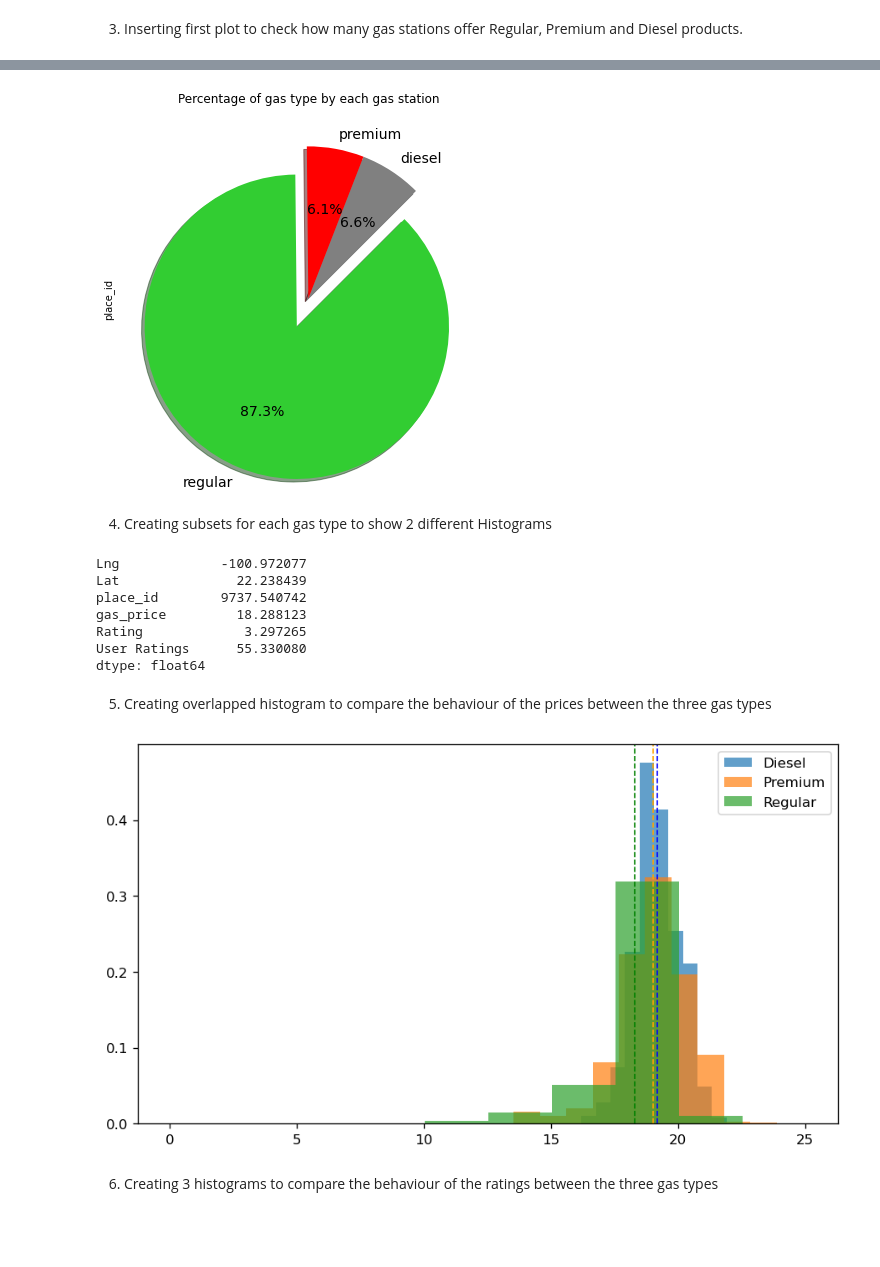
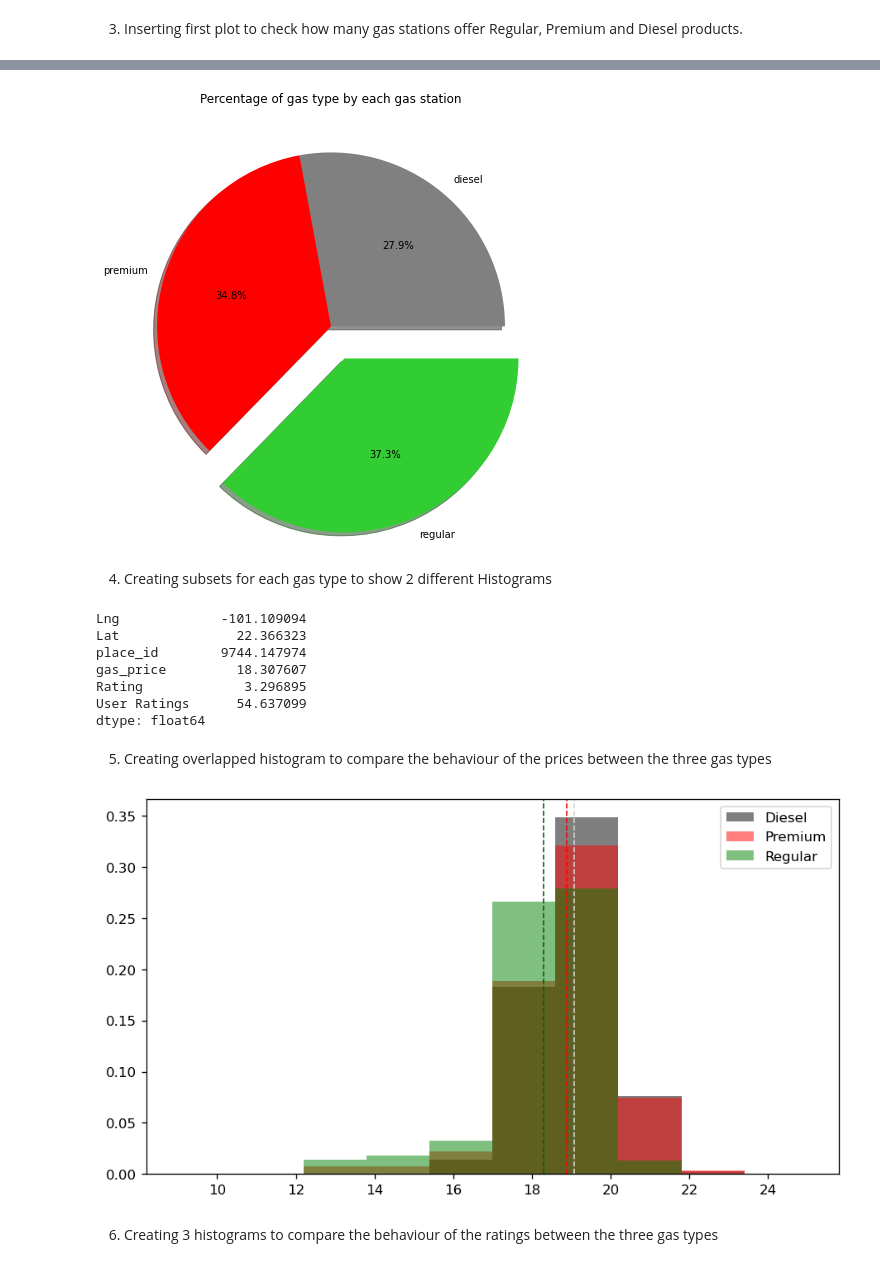
Before and after one commit to ayalaeduardo95/Project-1, a Jupyter notebook: Gas_Stations_Project1.ipynb, the cells around one changed output, grey strips where cells are left out. Drawn from its saved outputs; the diff is of its cells as text; code cells hidden in the pictures; blank space fills up the shorter version.

```diff
--- a/Gas_Stations_Project1.ipynb
+++ b/Gas_Stations_Project1.ipynb
@@ -209,12 +239,12 @@ part5_df = pd.read_csv(part5)
 # %%
 # Gathering all the Frames into a list and doing the concat method
 Frames = [part1_df,part2_df,part3_df,part4_df,part5_df]
-Mexico_Gas_Stations = pd.concat(Frames)
+unique_stations_df = pd.concat(Frames)
 # Resetting index
-Mexico_Gas_Stations = Mexico_Gas_Stations.reset_index(drop=True)
+unique_stations_df = unique_stations_df.reset_index(drop=True)
 # Dropping the first two columns that were not valuable
-Mexico_Gas_Stations = Mexico_Gas_Stations.drop(columns=["Unnamed: 0","index"])
-Mexico_Gas_Stations.head()
+unique_stations_df = unique_stations_df.drop(columns=["Unnamed: 0","index"])
+unique_stations_df.head()
 # %% [output]
 |  | name | cre_id | Lng | Lat | place_id | gas_price | gas type | Rating | User Ratings | Google_Name | ... |
 | 0 | ESTACION DE SERVICIO CALAFIA, S.A... | PL/658/EXP/ES/2015 | -116.92140 | 32.47641 | 2039 | 17.39 | regular | 4.3 | 3.0 | Gasolinera Pemex | ... |
@@ -224,0 +261,16 @@ Mexico_Gas_Stations.head()
+# %%
+Mexico_Gas_Stations = pd.merge(Gas_Stations_df, unique_stations_df, on="place_id")
+Mexico_Gas_Stations = Mexico_Gas_Stations.drop(columns=["Address_x","Types_x","Rating_x","User Ratings_x","Google_Name_x","cre_id_y","Lng_y","Lat_y","gas_price_y","gas type_y","name_y"])
+Mexico_Gas_Stations = Mexico_Gas_Stations.rename(columns={"name_x":"name",
+                                   "cre_id_x":"cre_id",
+                                   "Lng_x":"Lng",
+                                   "Lat_x":"Lat",
+                                   "gas_price_x":"gas_price",
+                                    "gas type_x":"gas type",
+                                    "Rating_y":"Rating",
+                                    "User Ratings_y":"User Ratings",
+                                    "Google_Name_y":"Google_Name",
+                                    "Address_y":"Address",
+                                    "Types_y":"Types"
+                                   })
+Mexico_Gas_Stations.head()
@@ -251,5 +312,5 @@ duplicated_station
 Name: name, dtype: object
 # %%
-Mexico_Gas_Stations = Mexico_Gas_Stations.drop_duplicates(subset=["name","Lat","Lng"])
+Mexico_Gas_Stations = Mexico_Gas_Stations.drop_duplicates(subset=["name","Lat","Lng","gas type"])
 Mexico_Gas_Stations.shape
 # %% [output]
@@ -269,17 +330,16 @@ gas_type_df
 # %%
 # Defining parameters
-plt.figure(figsize=(15,15))
 colors = ["grey", "red", "limegreen"]
-axes = plt.subplot(122, aspect="equal")
 explode = (0,0,0.2)
 
 # Creating plot
-gas_type_df.plot(kind="pie",explode=explode, autopct="%1.1f%%", colors=colors, ax=axes, y = "place_id",
-                     startangle=45, shadow=True, legend = False,fontsize=14)
+plt.figure(figsize=(8,8))
+plt.pie(x = gas_type_df["place_id"],labels= gas_type_df.index.values,explode=explode, colors=colors, autopct="%1.1f%%", shadow=True)
 plt.title("Percentage of gas type by each gas station")
+plt.savefig("Output_data/Pie_plot.png", dpi=100)
 plt.show()
 # %% [output]
-[figure, old version]
+[figure, new version]
 # %% [markdown]
 4. Creating subsets for each gas type to show 2 different Histograms
 # %%
@@ -290,26 +350,27 @@ diesel.mean() # Price mean $19.19
 premium.mean() # Price mean $19.02
 regular.mean() # Price mean $18.28
 # %% [output]
-Lng             -100.972077
-Lat               22.238439
-place_id        9737.540742
-gas_price         18.288123
-Rating             3.297265
-User Ratings      55.330080
+Lng             -101.109094
+Lat               22.366323
+place_id        9744.147974
+gas_price         18.307607
+Rating             3.296895
+User Ratings      54.637099
 dtype: float64
 # %% [markdown]
 5. Creating overlapped histogram to compare the behaviour of the prices between the three gas types
 # %%
 plt.figure(figsize=(9, 5), dpi=120)
-plt.hist(diesel["gas_price"], 10, density=True, alpha=0.7, label="Diesel")
-plt.hist(premium["gas_price"], 10, density=True, alpha=0.7, label="Premium")
-plt.hist(regular["gas_price"], 10, density=True, alpha=0.7, label="Regular")
-plt.axvline(diesel["gas_price"].mean(), color='blue', linestyle='dashed', linewidth=1)
-plt.axvline(premium["gas_price"].mean(), color='orange', linestyle='dashed', linewidth=1)
-plt.axvline(regular["gas_price"].mean(), color='green', linestyle='dashed', linewidth=1)
+plt.hist(diesel["gas_price"], 10,range=[9,25],color='black', density=True, alpha=0.5, label="Diesel")
+plt.hist(premium["gas_price"], 10,range=[9,25], color='red', density=True, alpha=0.5, label="Premium")
+plt.hist(regular["gas_price"], 10, range=[9,25], color='green', density=True, alpha=0.5, label="Regular")
+plt.axvline(diesel["gas_price"].mean(), color='lightgray', linestyle='dashed', linewidth=1)
+plt.axvline(premium["gas_price"].mean(), color='red', linestyle='dashed', linewidth=1)
+plt.axvline(regular["gas_price"].mean(), color='darkgreen', linestyle='dashed', linewidth=1)
 plt.legend()
+plt.savefig("Output_data/Histogram.png")
 plt.show()
 # %% [output]
-[figure, old version]
+[figure, new version]
 # %% [markdown]
 6. Creating 3 histograms to compare the behaviour of the ratings between the three gas types
```
Also changed, not shown: parts of 52 cells of this notebook, 34 other files.
